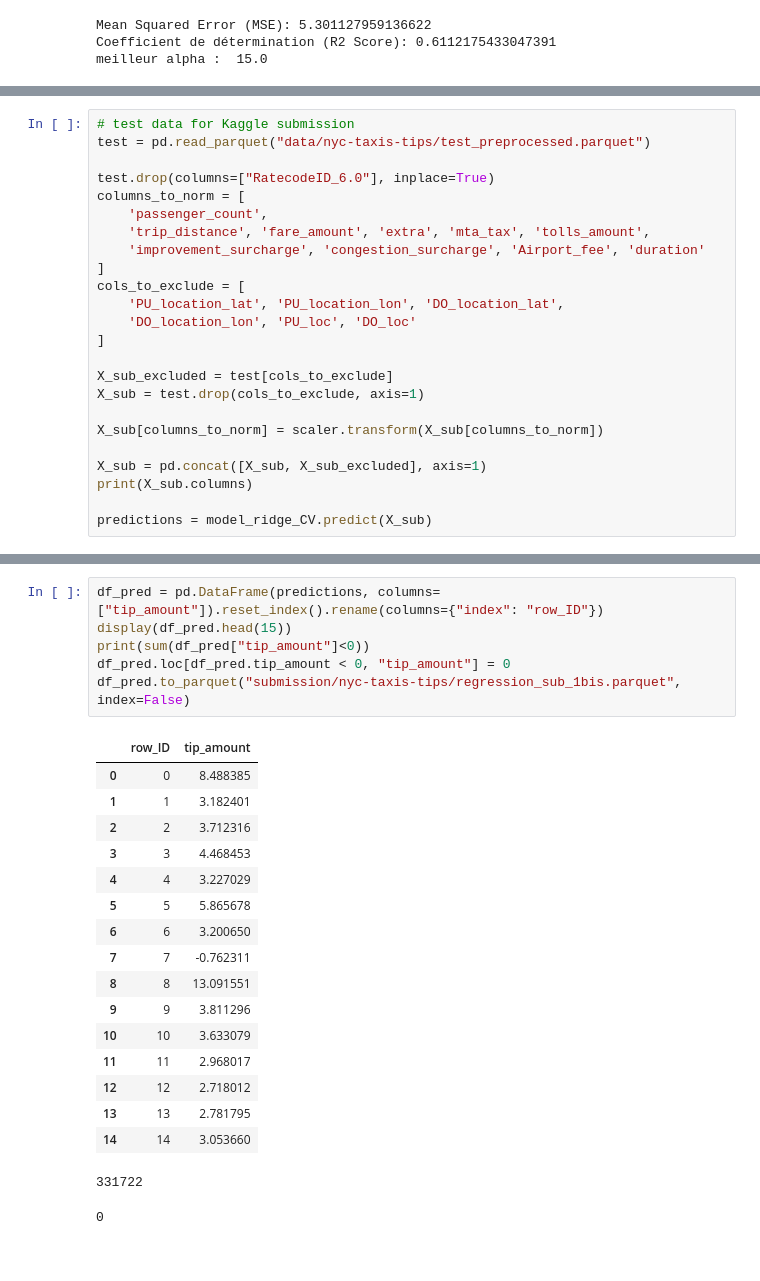
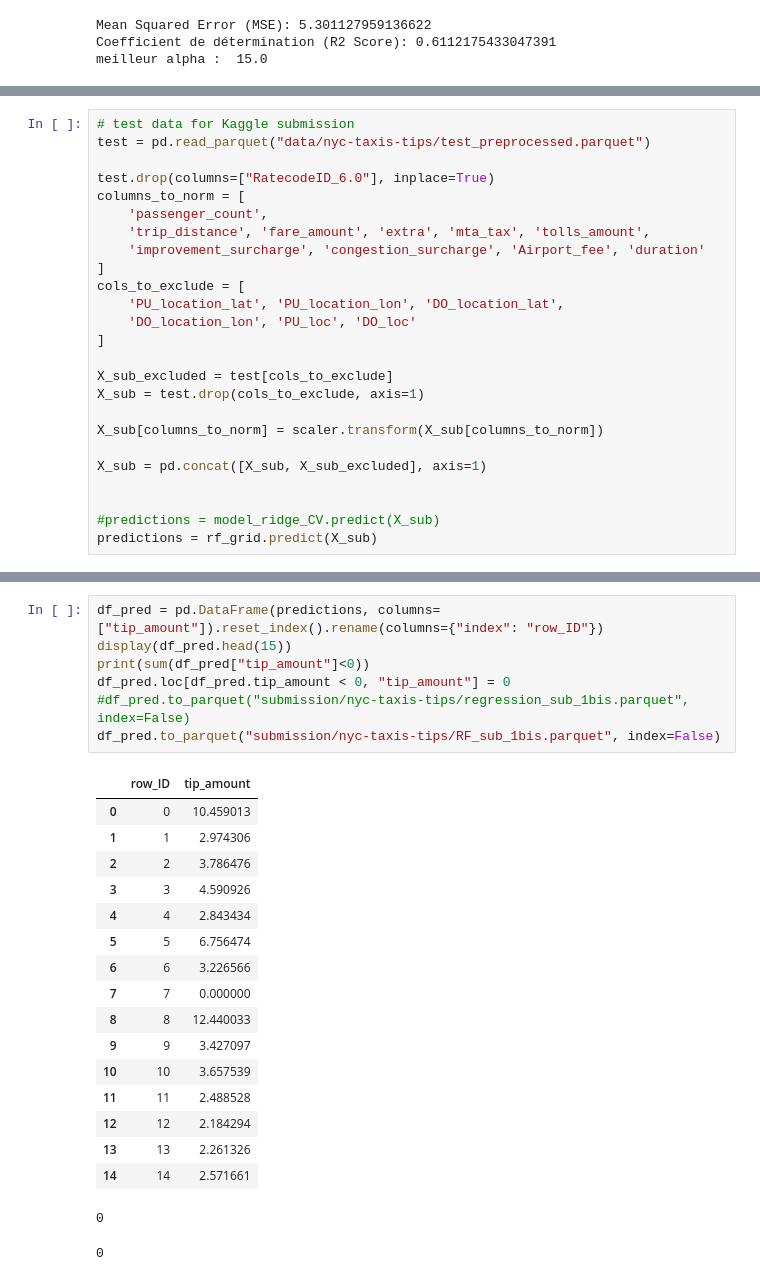
Before and after one commit to raphbrd/M2-data-challenge, a Jupyter notebook: regression_taxi_data.ipynb, the cells around one changed output, grey strips where cells are left out. Drawn from its saved outputs; the diff is of its cells as text.

```diff
--- a/regression_taxi_data.ipynb
+++ b/regression_taxi_data.ipynb
@@ -133,6 +191,7 @@ X_sub = test.drop(cols_to_exclude, axis=1)
 X_sub[columns_to_norm] = scaler.transform(X_sub[columns_to_norm])
 
 X_sub = pd.concat([X_sub, X_sub_excluded], axis=1)
-print(X_sub.columns)
 
-predictions = model_ridge_CV.predict(X_sub)
+
+#predictions = model_ridge_CV.predict(X_sub)
+predictions = rf_grid.predict(X_sub)
@@ -153,27 +198,28 @@ Index(['passenger_count', 'trip_distance', 'fare_amount', 'extra', 'mta_tax',
 # %%
 df_pred = pd.DataFrame(predictions, columns=["tip_amount"]).reset_index().rename(columns={"index": "row_ID"})
 display(df_pred.head(15))
 print(sum(df_pred["tip_amount"]<0))
 df_pred.loc[df_pred.tip_amount < 0, "tip_amount"] = 0
-df_pred.to_parquet("submission/nyc-taxis-tips/regression_sub_1bis.parquet", index=False)
+#df_pred.to_parquet("submission/nyc-taxis-tips/regression_sub_1bis.parquet", index=False)
+df_pred.to_parquet("submission/nyc-taxis-tips/RF_sub_1bis.parquet", index=False)
 # %% [output]
 |  | row_ID | tip_amount |
-| 0 | 0 | 8.488385 |
-| 1 | 1 | 3.182401 |
-| 2 | 2 | 3.712316 |
-| 3 | 3 | 4.468453 |
-| 4 | 4 | 3.227029 |
-| 5 | 5 | 5.865678 |
-| 6 | 6 | 3.200650 |
-| 7 | 7 | -0.762311 |
-| 8 | 8 | 13.091551 |
-| 9 | 9 | 3.811296 |
-| 10 | 10 | 3.633079 |
-| 11 | 11 | 2.968017 |
-| 12 | 12 | 2.718012 |
-| 13 | 13 | 2.781795 |
-| 14 | 14 | 3.053660 |
+| 0 | 0 | 10.459013 |
+| 1 | 1 | 2.974306 |
+| 2 | 2 | 3.786476 |
+| 3 | 3 | 4.590926 |
+| 4 | 4 | 2.843434 |
+| 5 | 5 | 6.756474 |
+| 6 | 6 | 3.226566 |
+| 7 | 7 | 0.000000 |
+| 8 | 8 | 12.440033 |
+| 9 | 9 | 3.427097 |
+| 10 | 10 | 3.657539 |
+| 11 | 11 | 2.488528 |
+| 12 | 12 | 2.184294 |
+| 13 | 13 | 2.261326 |
+| 14 | 14 | 2.571661 |
-331722
+0
 # %%
 # %% [output]
 0
```
Also changed, not shown: parts of 4 cells of this notebook.
